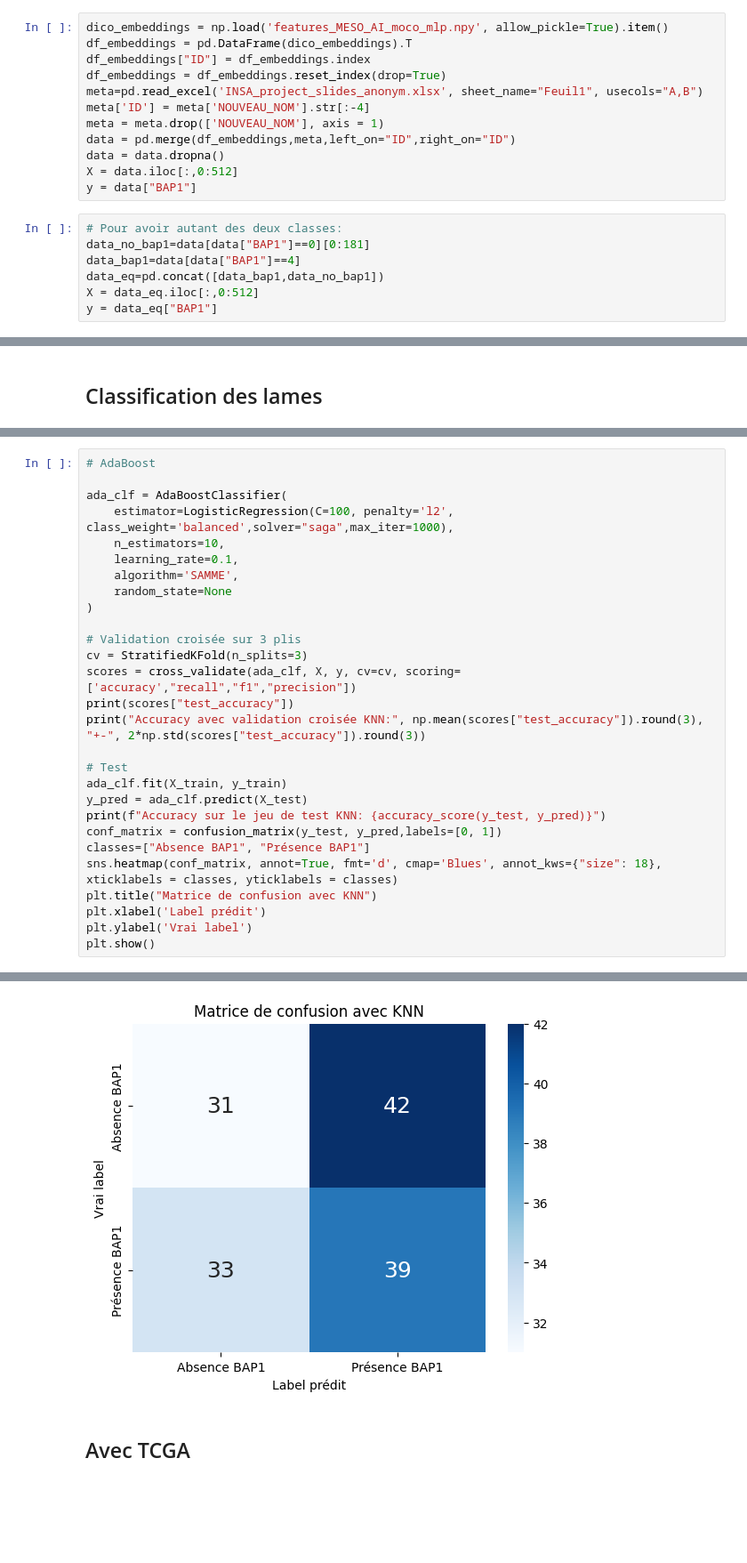
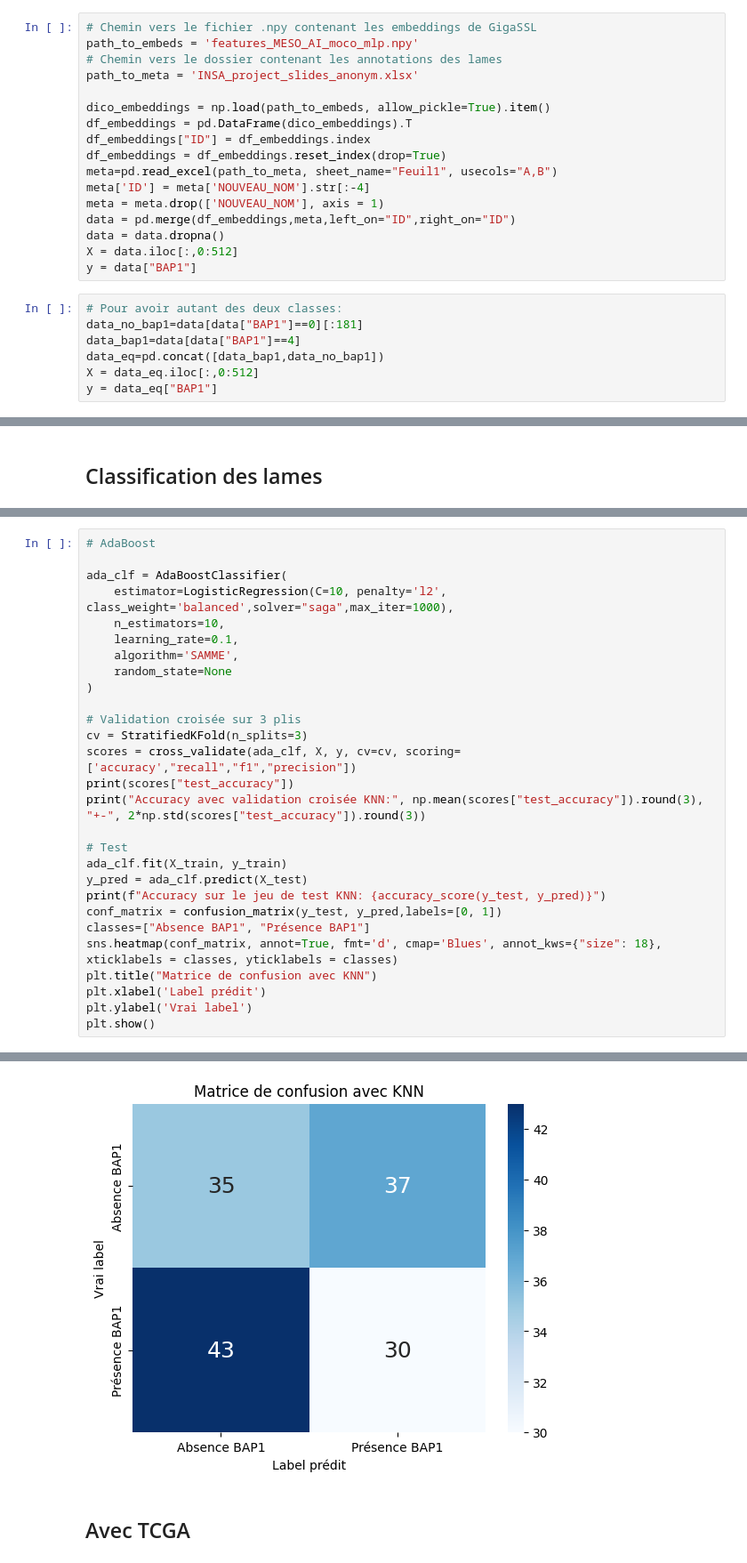
Before and after one commit to tchalas1/Projet-5BIM-CLB_Mesopath, a Jupyter notebook: GigaSSL_embeddings_exploration.ipynb, the cells around one changed output, grey strips where cells are left out. Shown at 89% size. Saved outputs shown, nothing was run; the diff lists cells and outputs as text; blank space fills up the shorter version.

```diff
--- a/GigaSSL_embeddings_exploration.ipynb
+++ b/GigaSSL_embeddings_exploration.ipynb
@@ -15,11 +15,16 @@ from sklearn.ensemble        import AdaBoostClassifier
 # %% [markdown]
 ## Importation des vecteurs encodés
 # %%
-dico_embeddings = np.load('features_MESO_AI_moco_mlp.npy', allow_pickle=True).item()
+# Chemin vers le fichier .npy contenant les embeddings de GigaSSL
+path_to_embeds = 'features_MESO_AI_moco_mlp.npy'
+# Chemin vers le dossier contenant les annotations des lames
+path_to_meta = 'INSA_project_slides_anonym.xlsx'
+
+dico_embeddings = np.load(path_to_embeds, allow_pickle=True).item()
 df_embeddings = pd.DataFrame(dico_embeddings).T
 df_embeddings["ID"] = df_embeddings.index
 df_embeddings = df_embeddings.reset_index(drop=True)
-meta=pd.read_excel('INSA_project_slides_anonym.xlsx', sheet_name="Feuil1", usecols="A,B")
+meta=pd.read_excel(path_to_meta, sheet_name="Feuil1", usecols="A,B")
 meta['ID'] = meta['NOUVEAU_NOM'].str[:-4]
 meta = meta.drop(['NOUVEAU_NOM'], axis = 1)
 data = pd.merge(df_embeddings,meta,left_on="ID",right_on="ID")
@@ -28,7 +33,7 @@ X = data.iloc[:,0:512]
 y = data["BAP1"]
 # %%
 # Pour avoir autant des deux classes:
-data_no_bap1=data[data["BAP1"]==0][0:181]
+data_no_bap1=data[data["BAP1"]==0][:181]
 data_bap1=data[data["BAP1"]==4]
 data_eq=pd.concat([data_bap1,data_no_bap1])
 X = data_eq.iloc[:,0:512]
@@ -141,7 +147,7 @@ Accuracy sur le jeu de test KNN: 0.46206896551724136
 # AdaBoost
 
 ada_clf = AdaBoostClassifier(
-    estimator=LogisticRegression(C=100, penalty='l2', class_weight='balanced',solver="saga",max_iter=1000),
+    estimator=LogisticRegression(C=10, penalty='l2', class_weight='balanced',solver="saga",max_iter=1000),
     n_estimators=10,
     learning_rate=0.1,
     algorithm='SAMME',
@@ -172,4 +178,4 @@ Accuracy sur le jeu de test KNN: 0.4827586206896552
-[figure, old version]
+[figure, new version]
 # %% [markdown]
 ## Avec TCGA
 # %%
```
Also changed, not shown: parts of 5 cells of this notebook.
